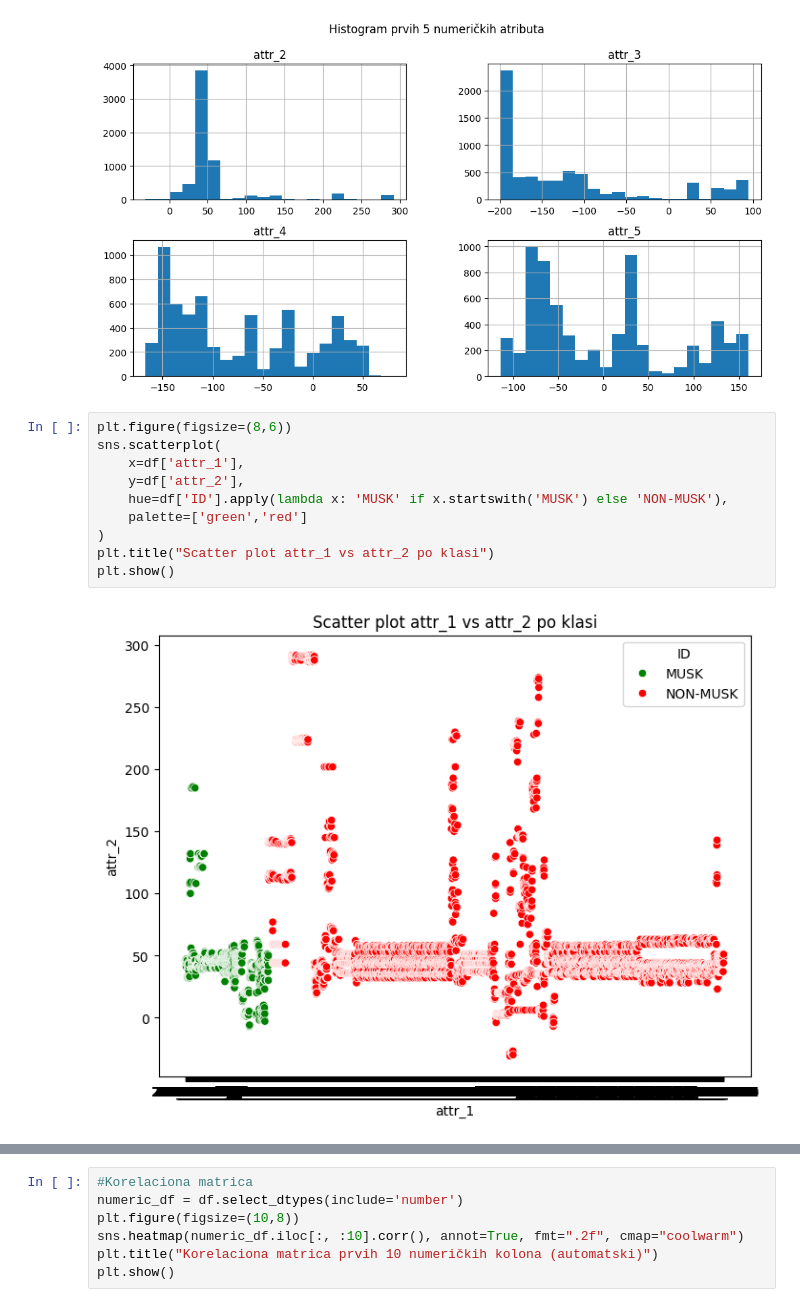
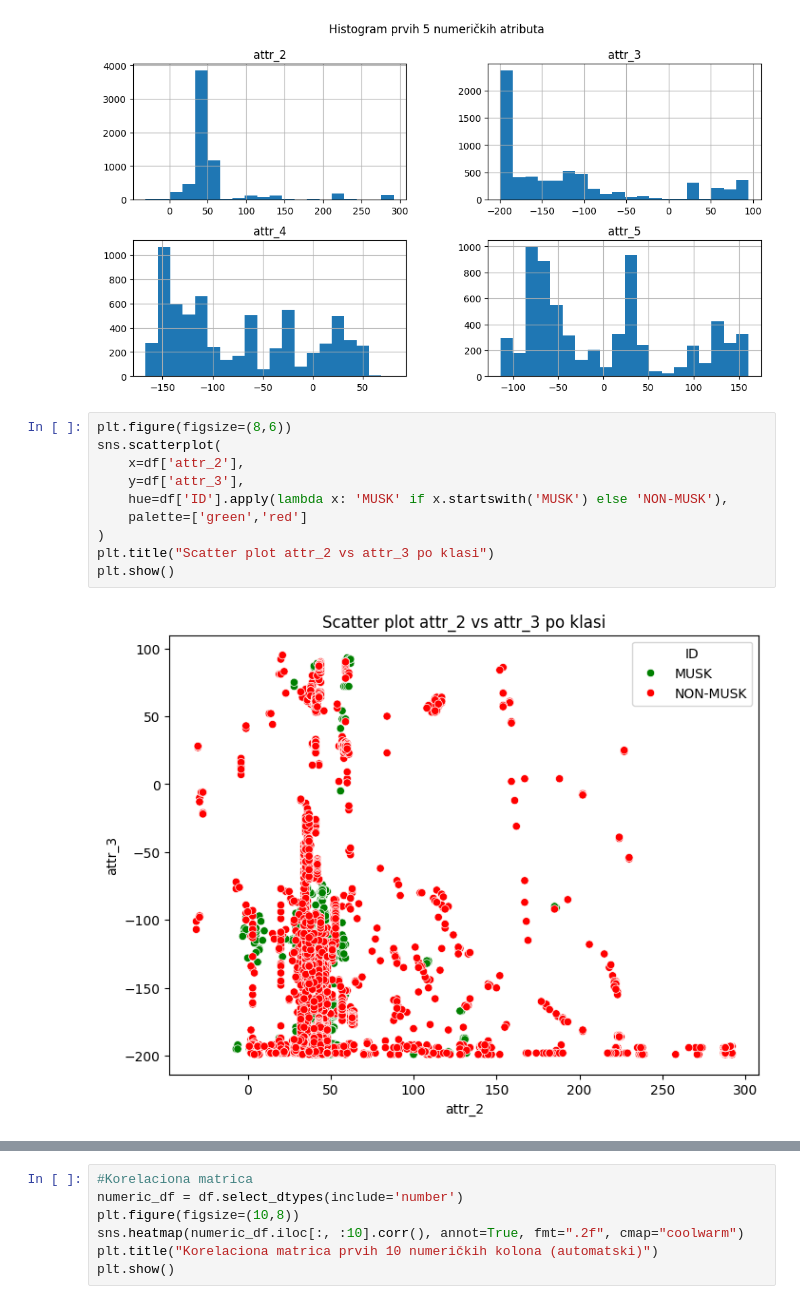
Before and after one commit to magacevic/projekat_istrazivanje_podataka_2, a Jupyter notebook: notebooks/01_data_exploring.ipynb, the cells around one changed output, grey strips where cells are left out. Drawn from its saved outputs; the diff is of its cells as text.

```diff
--- a/notebooks/01_data_exploring.ipynb
+++ b/notebooks/01_data_exploring.ipynb
@@ -130,12 +145,12 @@ plt.show()
 # %%
 plt.figure(figsize=(8,6))
 sns.scatterplot(
-    x=df['attr_1'],
-    y=df['attr_2'],
+    x=df['attr_2'],
+    y=df['attr_3'],
     hue=df['ID'].apply(lambda x: 'MUSK' if x.startswith('MUSK') else 'NON-MUSK'),
     palette=['green','red']
 )
-plt.title("Scatter plot attr_1 vs attr_2 po klasi")
+plt.title("Scatter plot attr_2 vs attr_3 po klasi")
 plt.show()
 # %% [output]
-[figure, old version]
+[figure, new version]
```
Also changed, not shown: parts of 3 cells of this notebook, 4 other files.
